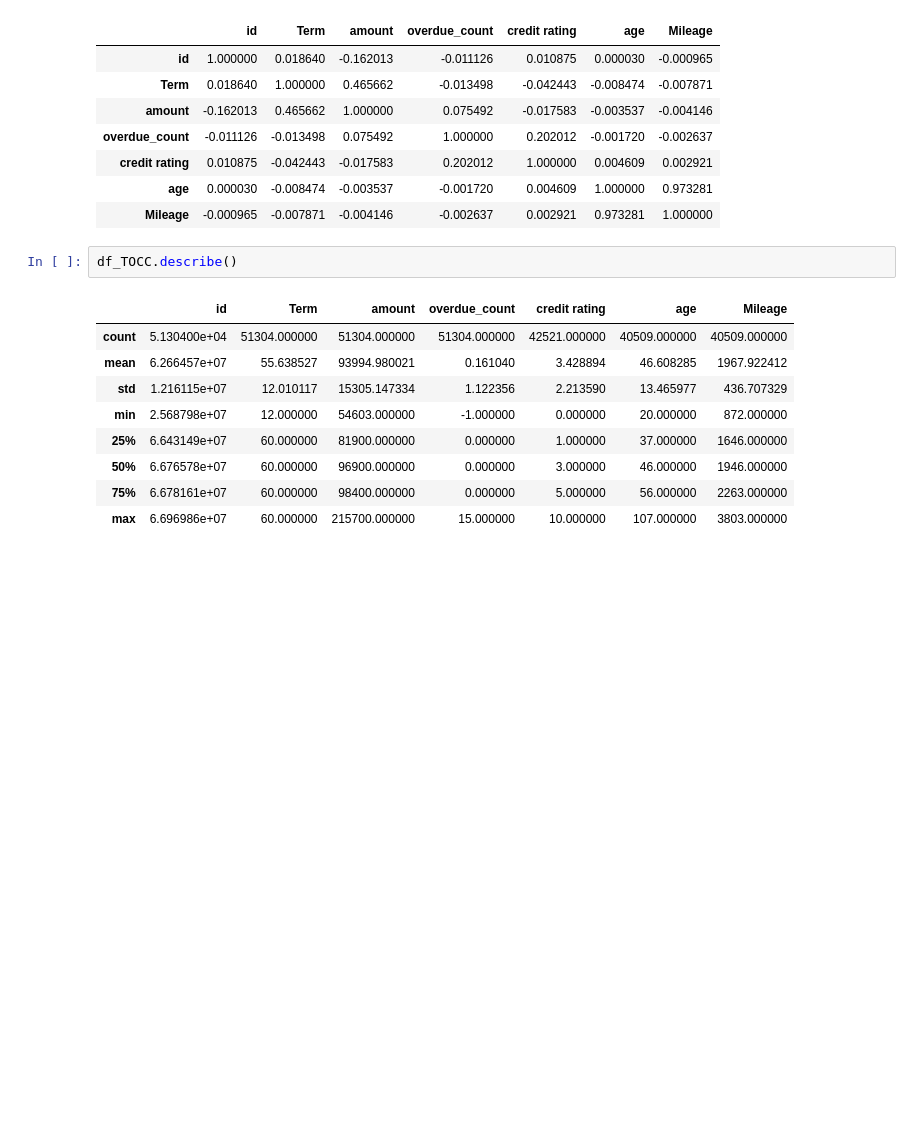
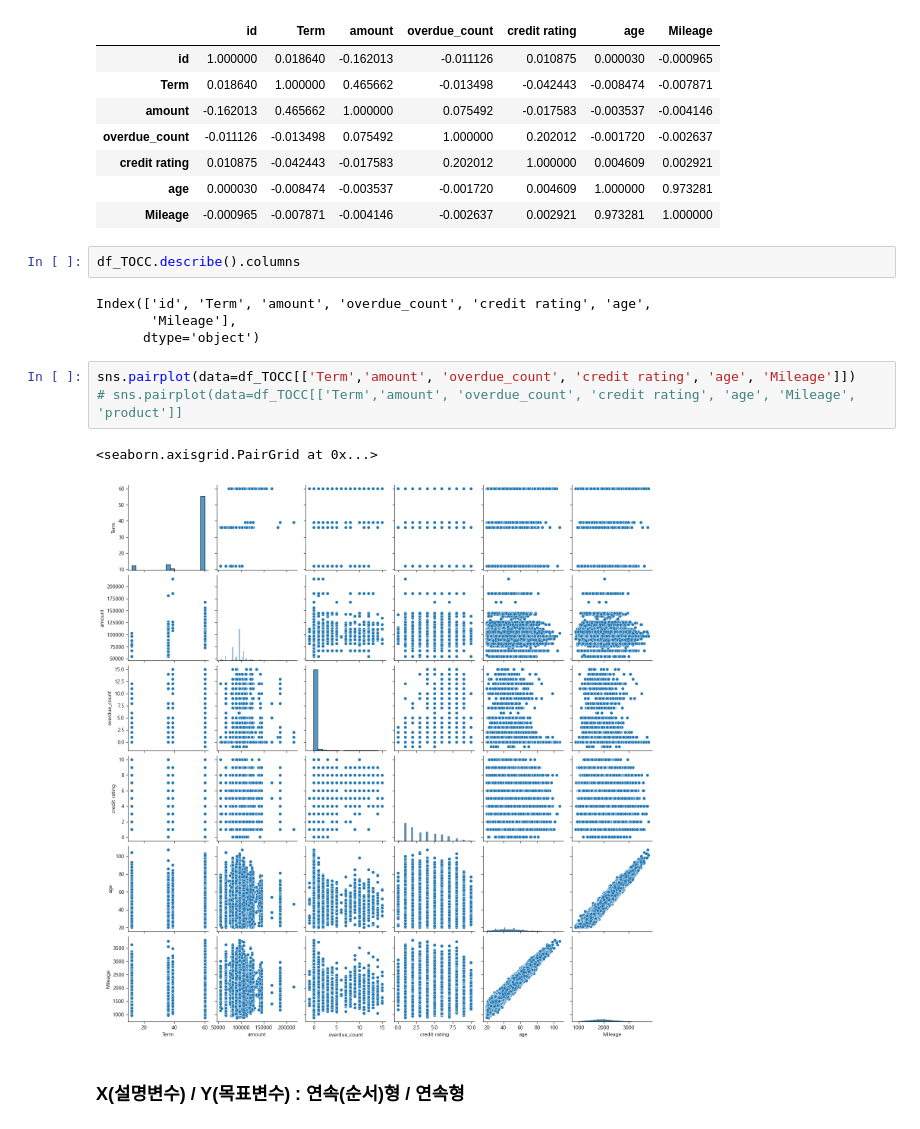
Before and after one commit to GabaeOh/study_data_analytics, a Jupyter notebook: codes/visuallizations/UsingCharts_TypeOfContractChannel.ipynb, the cells around one changed output. Saved outputs shown, nothing was run; the diff lists cells and outputs as text; blank space fills up the shorter version.

```diff
--- a/codes/visuallizations/UsingCharts_TypeOfContractChannel.ipynb
+++ b/codes/visuallizations/UsingCharts_TypeOfContractChannel.ipynb
@@ -297,14 +297,16 @@ df_TOCC.corr()  #연속형 변수만 적용 (서로 상관관계/비례관계)
 | age | 0.000030 | -0.008474 | -0.003537 | -0.001720 | 0.004609 | 1.000000 | 0.973281 |
 | Mileage | -0.000965 | -0.007871 | -0.004146 | -0.002637 | 0.002921 | 0.973281 | 1.000000 |
 # %%
-df_TOCC.describe()
+df_TOCC.describe().columns
 # %% [output]
-|  | id | Term | amount | overdue_count | credit rating | age | Mileage |
-| count | 5.130400e+04 | 51304.000000 | 51304.000000 | 51304.000000 | 42521.000000 | 40509.000000 | 40509.000000 |
-| mean | 6.266457e+07 | 55.638527 | 93994.980021 | 0.161040 | 3.428894 | 46.608285 | 1967.922412 |
-| std | 1.216115e+07 | 12.010117 | 15305.147334 | 1.122356 | 2.213590 | 13.465977 | 436.707329 |
-| min | 2.568798e+07 | 12.000000 | 54603.000000 | -1.000000 | 0.000000 | 20.000000 | 872.000000 |
-| 25% | 6.643149e+07 | 60.000000 | 81900.000000 | 0.000000 | 1.000000 | 37.000000 | 1646.000000 |
-| 50% | 6.676578e+07 | 60.000000 | 96900.000000 | 0.000000 | 3.000000 | 46.000000 | 1946.000000 |
-| 75% | 6.678161e+07 | 60.000000 | 98400.000000 | 0.000000 | 5.000000 | 56.000000 | 2263.000000 |
-| max | 6.696986e+07 | 60.000000 | 215700.000000 | 15.000000 | 10.000000 | 107.000000 | 3803.000000 |
+Index(['id', 'Term', 'amount', 'overdue_count', 'credit rating', 'age',
+       'Mileage'],
+      dtype='object')
+# %%
+sns.pairplot(data=df_TOCC[['Term','amount', 'overdue_count', 'credit rating', 'age', 'Mileage']])
+# sns.pairplot(data=df_TOCC[['Term','amount', 'overdue_count', 'credit rating', 'age', 'Mileage', 'product']]
+# %% [output]
+<seaborn.axisgrid.PairGrid at 0x...>
+[figure, added]
+# %% [markdown]
+### X(설명변수) / Y(목표변수) : 연속(순서)형 / 연속형
```
Also changed, not shown: parts of 6 cells of this notebook, 2 other files.
